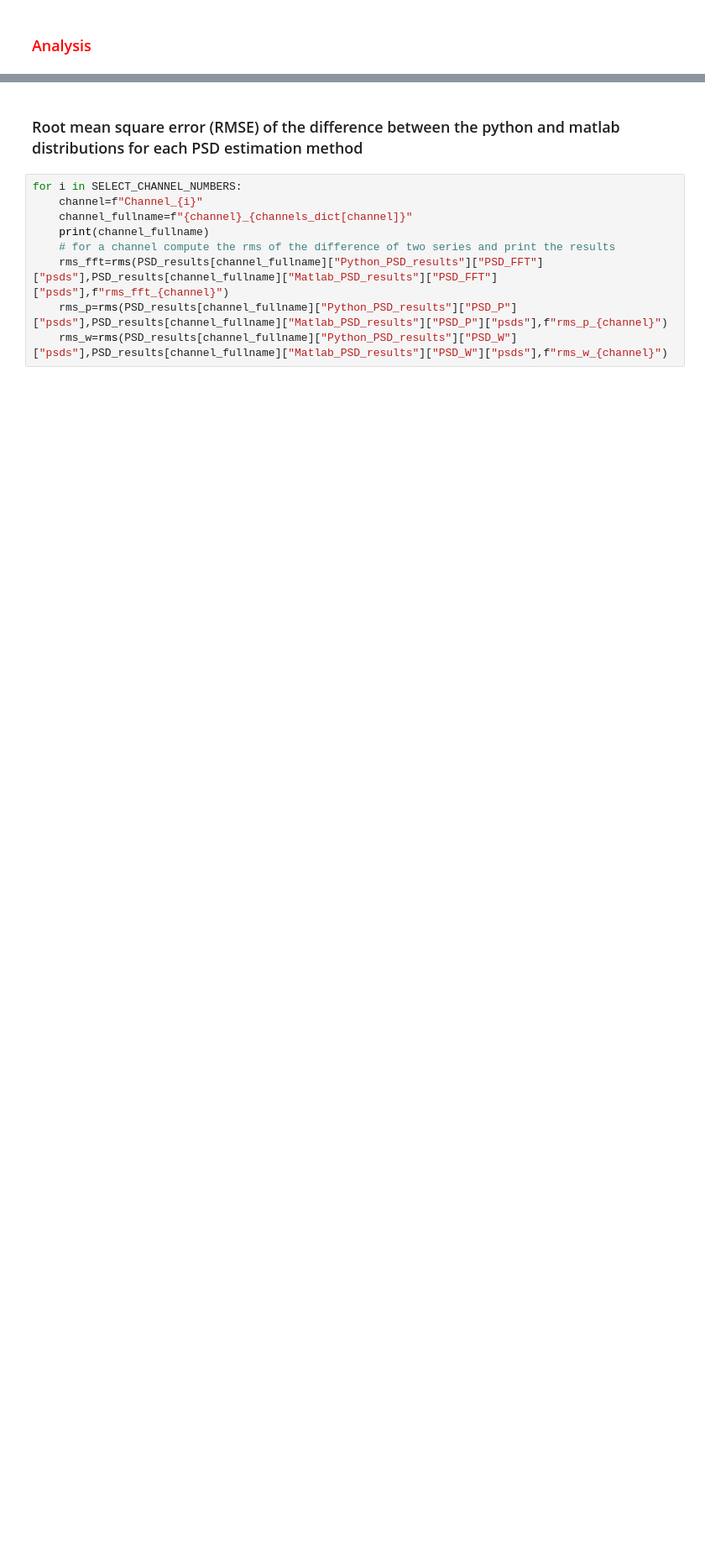
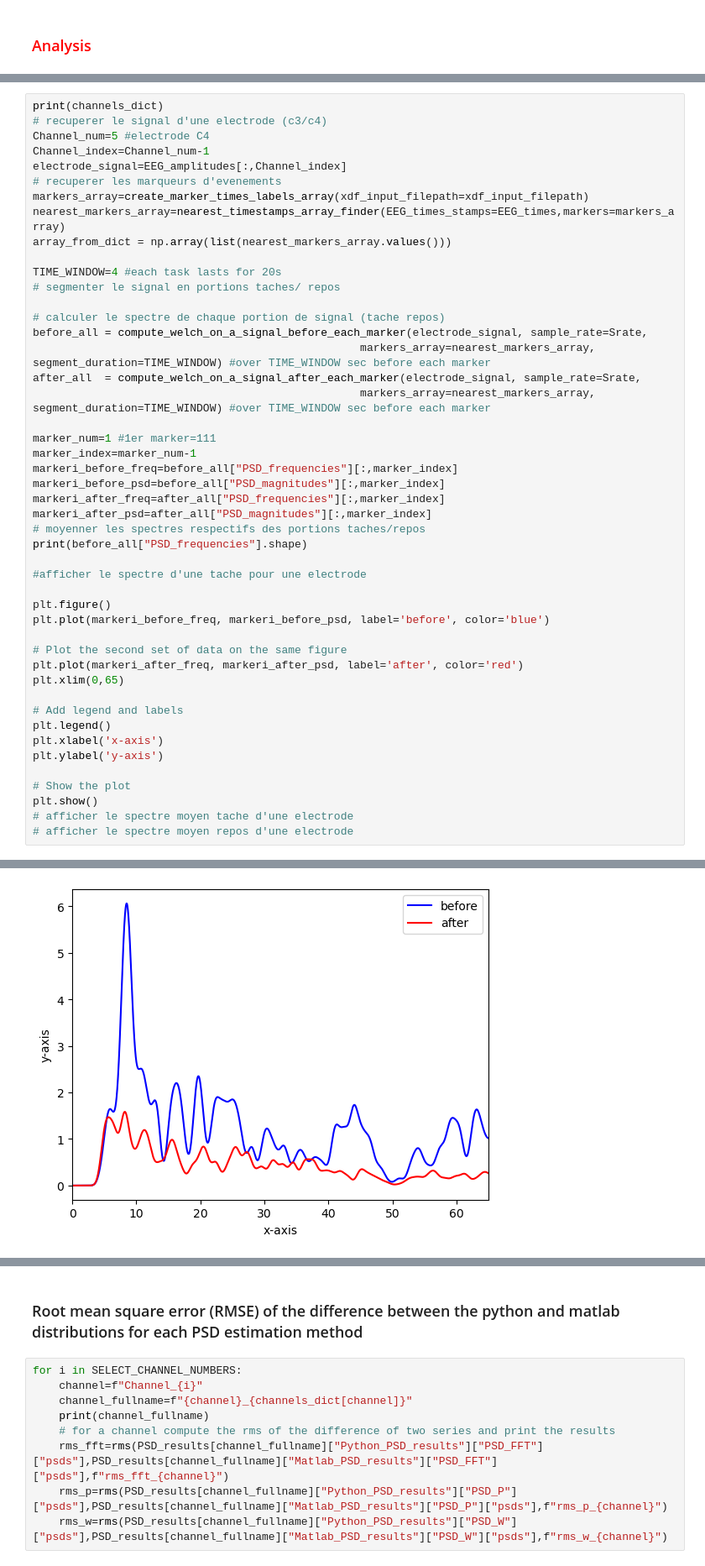
Before and after one commit to iwissemben/Stage_Signal_Physio, a Jupyter notebook: SRC/comparisons_Rearm.ipynb, the cells around one changed output, grey strips where cells are left out. Shown at 84% size. Saved outputs shown, nothing was run; the diff lists cells and outputs as text; blank space fills up the shorter version.

```diff
--- a/SRC/comparisons_Rearm.ipynb
+++ b/SRC/comparisons_Rearm.ipynb
@@ -125,0 +128,48 @@ len psd matlab fft:110970
+# %%
+print(channels_dict)
+# recuperer le signal d'une electrode (c3/c4)
+Channel_num=5 #electrode C4
+Channel_index=Channel_num-1
+electrode_signal=EEG_amplitudes[:,Channel_index]
+# recuperer les marqueurs d'evenements
+markers_array=create_marker_times_labels_array(xdf_input_filepath=xdf_input_filepath)
+nearest_markers_array=nearest_timestamps_array_finder(EEG_times_stamps=EEG_times,markers=markers_array)
+array_from_dict = np.array(list(nearest_markers_array.values()))
+
+TIME_WINDOW=4 #each task lasts for 20s
+# segmenter le signal en portions taches/ repos
+
+# calculer le spectre de chaque portion de signal (tache repos)
+before_all = compute_welch_on_a_signal_before_each_marker(electrode_signal, sample_rate=Srate,
+                                                  markers_array=nearest_markers_array, segment_duration=TIME_WINDOW) #over TIME_WINDOW sec before each marker
+after_all  = compute_welch_on_a_signal_after_each_marker(electrode_signal, sample_rate=Srate,
+                                                  markers_array=nearest_markers_array, segment_duration=TIME_WINDOW) #over TIME_WINDOW sec before each marker
+
+marker_num=1 #1er marker=111
+marker_index=marker_num-1
+markeri_before_freq=before_all["PSD_frequencies"][:,marker_index]
+markeri_before_psd=before_all["PSD_magnitudes"][:,marker_index]
+markeri_after_freq=after_all["PSD_frequencies"][:,marker_index]
+markeri_after_psd=after_all["PSD_magnitudes"][:,marker_index]
+# moyenner les spectres respectifs des portions taches/repos
+print(before_all["PSD_frequencies"].shape)
+
+#afficher le spectre d'une tache pour une electrode
+
+plt.figure()
+plt.plot(markeri_before_freq, markeri_before_psd, label='before', color='blue')
+
+# Plot the second set of data on the same figure
+plt.plot(markeri_after_freq, markeri_after_psd, label='after', color='red')
+plt.xlim(0,65)
+
+# Add legend and labels
+plt.legend()
+plt.xlabel('x-axis')
+plt.ylabel('y-axis')
+
+# Show the plot
+plt.show()
+# afficher le spectre moyen tache d'une electrode
+# afficher le spectre moyen repos d'une electrode
+# %% [output]
@@ -125,0 +179 @@ len psd matlab fft:110970
+[figure, added]
```
Also changed, not shown: parts of 8 cells of this notebook, 3 other files.
